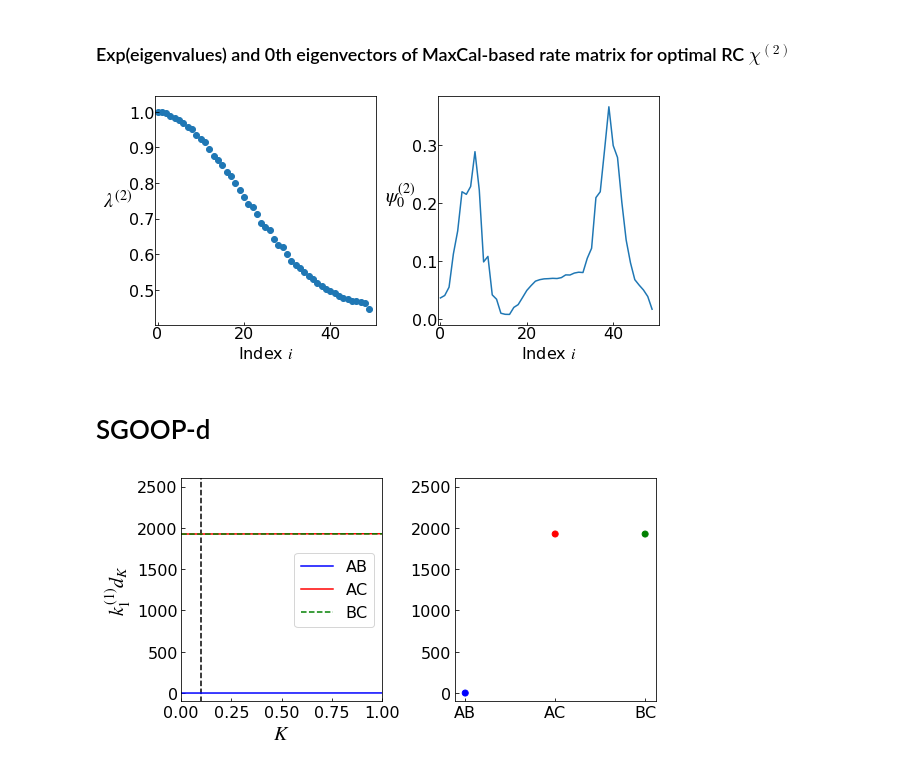
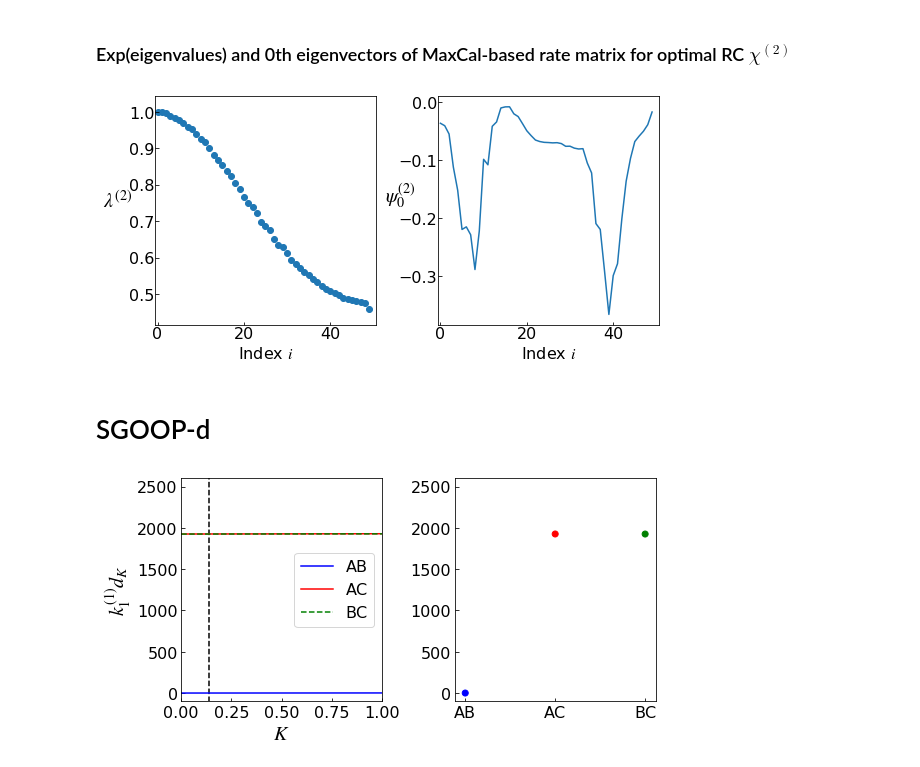
Before and after one commit to tiwarylab/SGOOP-d, a Jupyter notebook: MD/SGOOP_analytic.ipynb, the cells around one changed output. Cells and saved outputs as stored; diff of their text form; code cells hidden in the pictures.

```diff
--- a/MD/SGOOP_analytic.ipynb
+++ b/MD/SGOOP_analytic.ipynb
@@ -111,7 +113,7 @@ coeff['1']=np.array([0.80498982, 1.09595729, -0.04571163, 0.38052936, 0.1117987,
 rc['unbiased'] = np.dot(coeff['1'], s['1'][:,:50000])
 rc['1'] = np.dot(coeff['1'], s['1'])
 pi['1'], binedges['1'] = stationary(rc['1'], rc_bin=rc_bin['1'])
-MU['1'] = mu_factor(rc['unbiased'], pi['1'], rc_bin=rc_bin['1'], max_d=1)
+MU['1'] = mu_factor(rc['unbiased'], pi['1'], binedges['1'], max_d=1)
 S['1'] = sg_transmat(rc_bin['1'], pi['1'], MU['1'], max_d=1)
 E['1'] = eigenval(S['1'])
 eval1, exp_eval1, evec1 = E['1']
@@ -208,35 +210,35 @@ coeff['2']=np.array([3.97779345, -6.50021435,  2.98986224,  0.59135935, -7.43784
 # data:
 rc['biased1'] = np.dot(coeff['2'], data_b[:,5000:20000])
 rc['2'] = np.dot(coeff['2'], s['2'])
 pi['2'], binedges['2'] = stationary(rc['2'], rc_bin=rc_bin['2'], weights=1/w_arr)
-MU['2'] = mu_factor(rc['biased1'], pi['2'], rc_bin=rc_bin['2'], max_d=1)
+MU['2'] = mu_factor(rc['biased1'], pi['2'], binedges['2'], max_d=1)
 S['2'] = sg_transmat(rc_bin['2'], pi['2'], MU['2'], max_d=1)
 E['2'] = eigenval(S['2'])
 eval2, exp_eval2, evec2 = E['2']
 rate2 = -eval2
 
 # Plottings:
 fig, ax=plt.subplots(figsize=(8,4), nrows=1, ncols=2)
 
 ax[0].scatter(np.arange(exp_eval2.shape[0]), exp_eval2)
 ax[1].plot(evec2[:,0])
 
 ax[0].tick_params(which='major', axis='both', direction='in', labelsize=16, pad=1)
 ax[0].set_xlabel('Index $i$', size=16)
 ax[0].set_ylabel('$\lambda^{(2)}$', size=20).set_rotation(0)
 ax[0].yaxis.set_label_coords(-0.17, 0.5)
 ax[0].set_xlim(-0.5, rc_bin['2']+0.5)
 
 ax[1].tick_params(which='major', axis='both', direction='in', labelsize=16, pad=1)
 ax[1].set_xlabel('Index $i$', size=16)
 ax[1].set_ylabel('$\psi^{(2)}_0$', size=20).set_rotation(0)
 ax[1].yaxis.set_label_coords(-0.17, 0.5)
 ax[1].set_xlim(-0.5,rc_bin['2']+0.5)
 
 fig.tight_layout()
 plt.show()
 # %% [output]
-[figure, old version]
+[figure, new version]
 # %% [markdown]
 # SGOOP-d
 # %%
@@ -294,4 +296,4 @@ ax[1].set_ylim(-100,2600)
 fig.tight_layout()
 plt.show()
 # %% [output]
-[figure, old version]
+[figure, new version]
```
Also changed, not shown: parts of 4 cells of this notebook, 3 other files.
